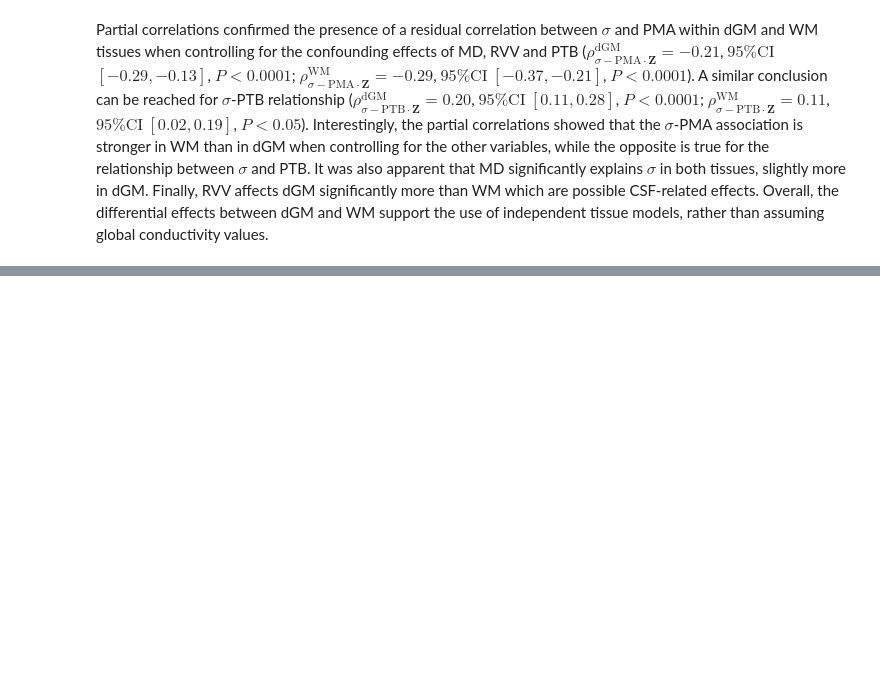
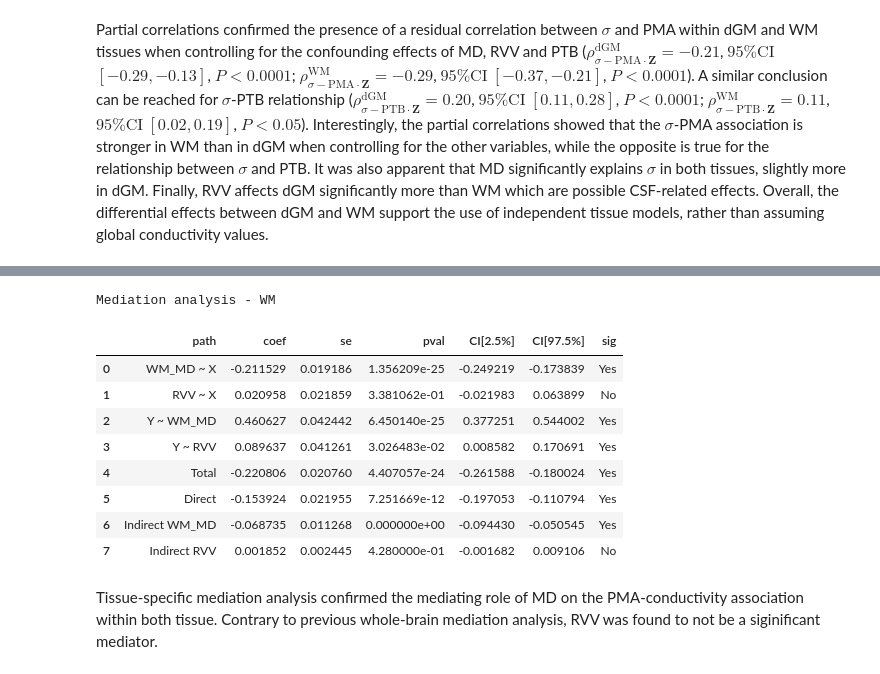
Before and after one commit to aboutill/nano-eptk, a Jupyter notebook: notebooks/experiments/stats_analysis_experiment4.ipynb, the cells around one changed output, grey strips where cells are left out. Cells and saved outputs as stored; diff of their text form; code cells hidden in the pictures; blank space fills up the shorter version.

```diff
--- a/notebooks/experiments/stats_analysis_experiment4.ipynb
+++ b/notebooks/experiments/stats_analysis_experiment4.ipynb
@@ -658,0 +694,16 @@ Partial correlations confirmed the presence of a residual correlation between $\
+# %%
+print("Mediation analysis - WM")
+mediation_analysis(data=df, x=x_col, m=mediator_WM_cols, y=y_WM_col, covar=covar_cols, alpha=0.05, seed=42)
+# %% [output]
+Mediation analysis - WM
+|  | path | coef | se | pval | CI[2.5%] | CI[97.5%] | sig |
+| 0 | WM_MD ~ X | -0.211529 | 0.019186 | 1.356209e-25 | -0.249219 | -0.173839 | Yes |
+| 1 | RVV ~ X | 0.020958 | 0.021859 | 3.381062e-01 | -0.021983 | 0.063899 | No |
+| 2 | Y ~ WM_MD | 0.460627 | 0.042442 | 6.450140e-25 | 0.377251 | 0.544002 | Yes |
+| 3 | Y ~ RVV | 0.089637 | 0.041261 | 3.026483e-02 | 0.008582 | 0.170691 | Yes |
+| 4 | Total | -0.220806 | 0.020760 | 4.407057e-24 | -0.261588 | -0.180024 | Yes |
+| 5 | Direct | -0.153924 | 0.021955 | 7.251669e-12 | -0.197053 | -0.110794 | Yes |
+| 6 | Indirect WM_MD | -0.068735 | 0.011268 | 0.000000e+00 | -0.094430 | -0.050545 | Yes |
+| 7 | Indirect RVV | 0.001852 | 0.002445 | 4.280000e-01 | -0.001682 | 0.009106 | No |
+# %% [markdown]
+Tissue-specific mediation analysis confirmed the mediating role of MD on the PMA-conductivity association within both tissue. Contrary to previous whole-brain mediation analysis, RVV was found to not be a siginificant mediator.
```
Also changed, not shown: parts of 4 cells of this notebook, 2 other files.
